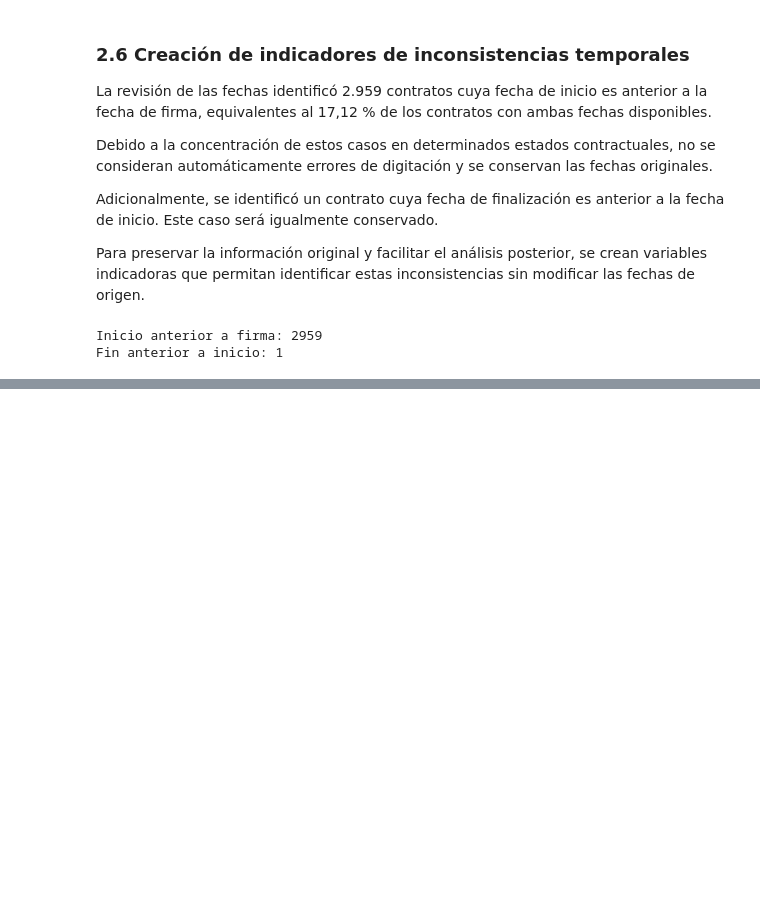
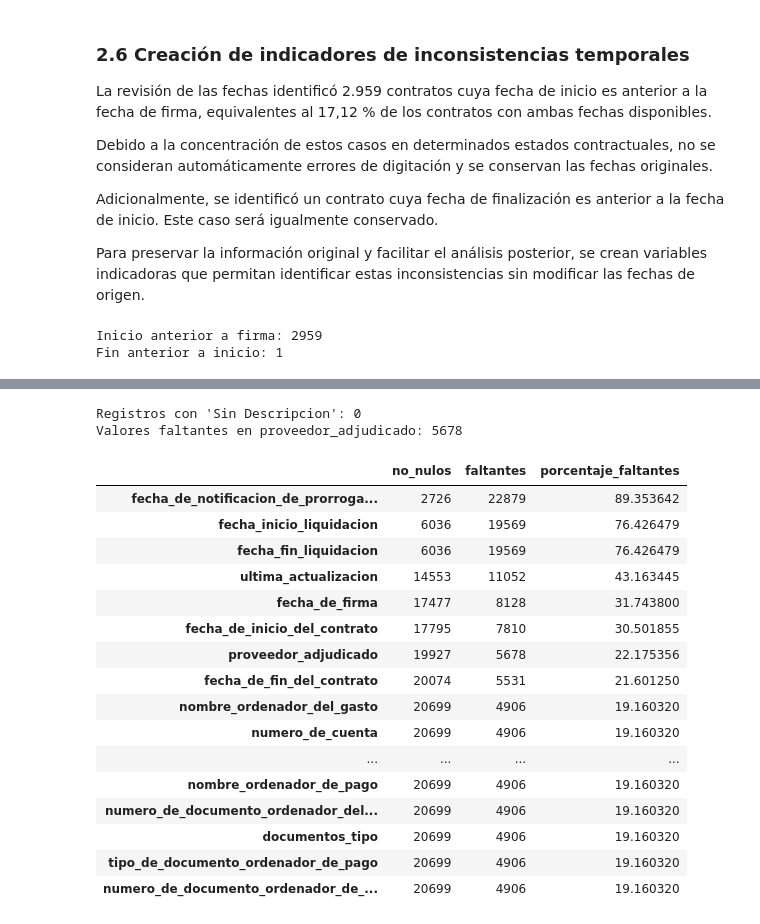
Before and after one commit to caldeeh/proyecto1-analitica-contratacion, a Jupyter notebook: Tarea 2/Pregunta 3/02_limpieza_p3.ipynb, the cells around one changed output, grey strips where cells are left out. Cells and saved outputs as stored; diff of their text form; code cells hidden in the pictures; blank space fills up the shorter version.

```diff
--- a/Tarea 2/Pregunta 3/02_limpieza_p3.ipynb
+++ b/Tarea 2/Pregunta 3/02_limpieza_p3.ipynb
@@ -290,0 +764,49 @@ Fin anterior a inicio: 1
+# %%
+# Validar la transformación
+
+print(
+    "Registros con 'Sin Descripcion':",
+    (df["proveedor_adjudicado"] == "Sin Descripcion").sum()
+)
+
+print(
+    "Valores faltantes en proveedor_adjudicado:",
+    df["proveedor_adjudicado"].isna().sum()
+)
+# %% [output]
+Registros con 'Sin Descripcion': 0
+Valores faltantes en proveedor_adjudicado: 5678
+# %%
+# Revisar valores faltantes después de las transformaciones
+
+faltantes = pd.DataFrame({
+    "no_nulos": df.notna().sum(),
+    "faltantes": df.isna().sum(),
+})
+
+faltantes["porcentaje_faltantes"] = (
+    faltantes["faltantes"] / len(df) * 100
+)
+
+faltantes.sort_values(
+    "porcentaje_faltantes",
+    ascending=False
+).head(20)
+# %% [output]
+|  | no_nulos | faltantes | porcentaje_faltantes |
+| fecha_de_notificacion_de_prorroga... | 2726 | 22879 | 89.353642 |
+| fecha_inicio_liquidacion | 6036 | 19569 | 76.426479 |
+| fecha_fin_liquidacion | 6036 | 19569 | 76.426479 |
+| ultima_actualizacion | 14553 | 11052 | 43.163445 |
+| fecha_de_firma | 17477 | 8128 | 31.743800 |
+| fecha_de_inicio_del_contrato | 17795 | 7810 | 30.501855 |
+| proveedor_adjudicado | 19927 | 5678 | 22.175356 |
+| fecha_de_fin_del_contrato | 20074 | 5531 | 21.601250 |
+| nombre_ordenador_del_gasto | 20699 | 4906 | 19.160320 |
+| numero_de_cuenta | 20699 | 4906 | 19.160320 |
+| ... | ... | ... | ... |
+| nombre_ordenador_de_pago | 20699 | 4906 | 19.160320 |
+| numero_de_documento_ordenador_del... | 20699 | 4906 | 19.160320 |
+| documentos_tipo | 20699 | 4906 | 19.160320 |
+| tipo_de_documento_ordenador_de_pago | 20699 | 4906 | 19.160320 |
+| numero_de_documento_ordenador_de_... | 20699 | 4906 | 19.160320 |
```
Also changed, not shown: parts of 36 cells of this notebook.
